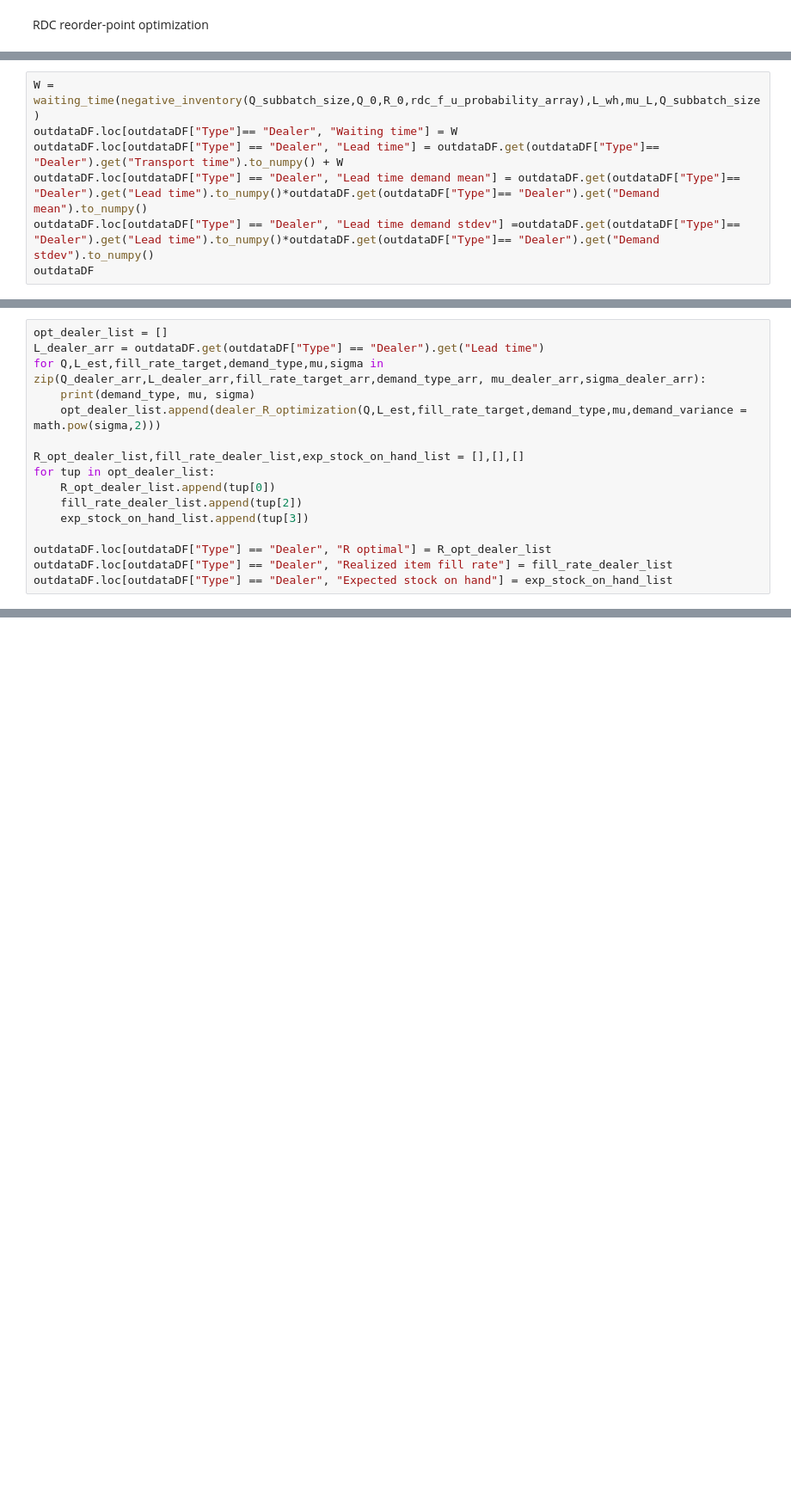
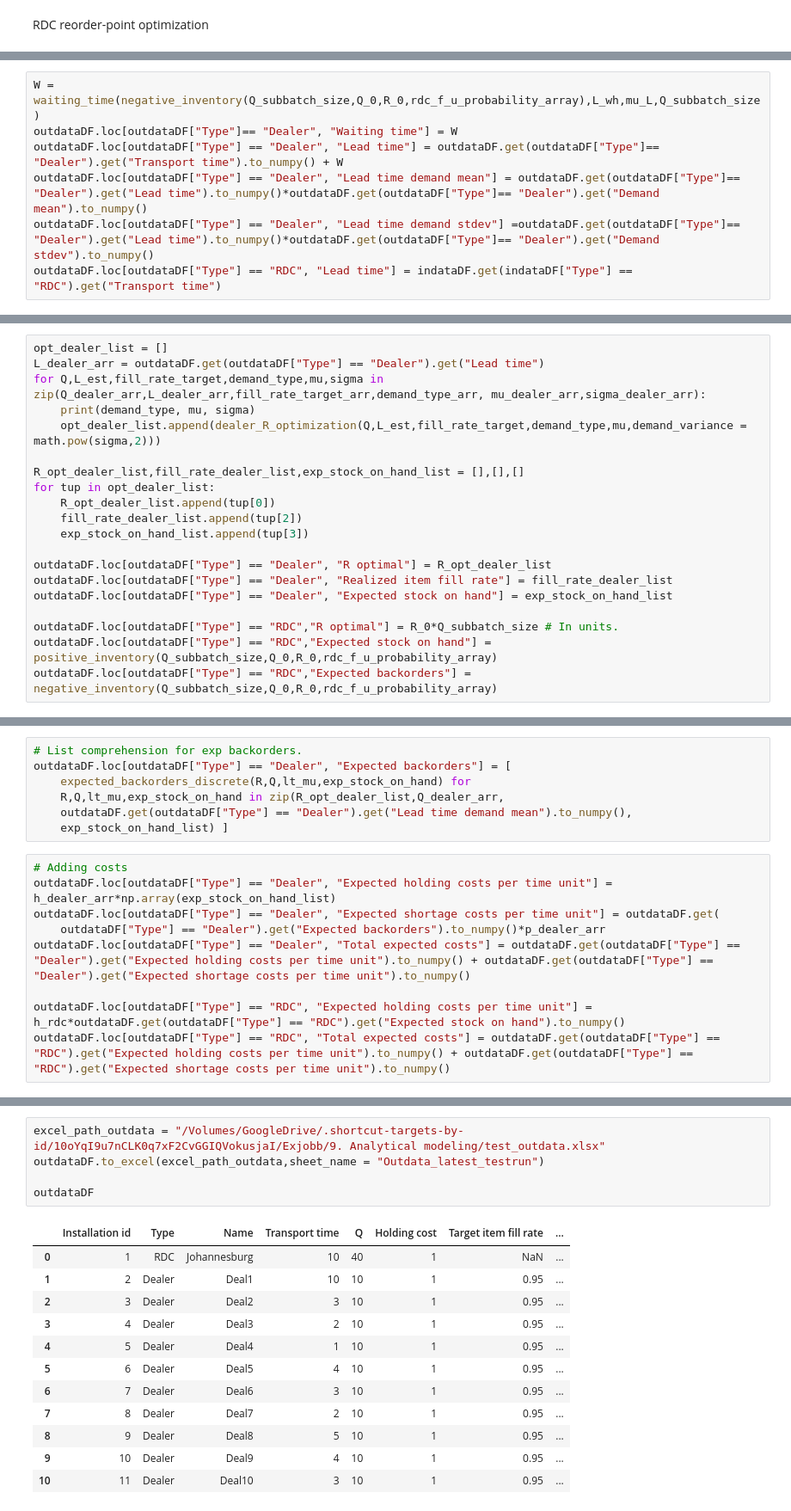
Before and after one commit to JBep/Master_thesis, a Jupyter notebook: reorder_point_optimization.ipynb, the cells around one changed output, grey strips where cells are left out. Shown at 86% size. Drawn from its saved outputs; the diff is of its cells as text; blank space fills up the shorter version.

```diff
--- a/reorder_point_optimization.ipynb
+++ b/reorder_point_optimization.ipynb
@@ -99,4 +128,4 @@ outdataDF.loc[outdataDF["Type"]== "Dealer", "Waiting time"] = W
 outdataDF.loc[outdataDF["Type"] == "Dealer", "Lead time"] = outdataDF.get(outdataDF["Type"]== "Dealer").get("Transport time").to_numpy() + W
 outdataDF.loc[outdataDF["Type"] == "Dealer", "Lead time demand mean"] = outdataDF.get(outdataDF["Type"]== "Dealer").get("Lead time").to_numpy()*outdataDF.get(outdataDF["Type"]== "Dealer").get("Demand mean").to_numpy()
 outdataDF.loc[outdataDF["Type"] == "Dealer", "Lead time demand stdev"] =outdataDF.get(outdataDF["Type"]== "Dealer").get("Lead time").to_numpy()*outdataDF.get(outdataDF["Type"]== "Dealer").get("Demand stdev").to_numpy()
-outdataDF
+outdataDF.loc[outdataDF["Type"] == "RDC", "Lead time"] = indataDF.get(indataDF["Type"] == "RDC").get("Transport time")
@@ -124,6 +145,10 @@ for tup in opt_dealer_list:
 outdataDF.loc[outdataDF["Type"] == "Dealer", "R optimal"] = R_opt_dealer_list
 outdataDF.loc[outdataDF["Type"] == "Dealer", "Realized item fill rate"] = fill_rate_dealer_list
 outdataDF.loc[outdataDF["Type"] == "Dealer", "Expected stock on hand"] = exp_stock_on_hand_list
+
+outdataDF.loc[outdataDF["Type"] == "RDC","R optimal"] = R_0*Q_subbatch_size # In units.
+outdataDF.loc[outdataDF["Type"] == "RDC","Expected stock on hand"] = positive_inventory(Q_subbatch_size,Q_0,R_0,rdc_f_u_probability_array)
+outdataDF.loc[outdataDF["Type"] == "RDC","Expected backorders"] = negative_inventory(Q_subbatch_size,Q_0,R_0,rdc_f_u_probability_array)
 # %% [output]
 NBD 1.0 1.1
 NBD 1.0 1.2
@@ -150,0 +163,16 @@ array([nan])
+# %%
+# List comprehension for exp backorders.
+outdataDF.loc[outdataDF["Type"] == "Dealer", "Expected backorders"] = [
+    expected_backorders_discrete(R,Q,lt_mu,exp_stock_on_hand) for
+    R,Q,lt_mu,exp_stock_on_hand in zip(R_opt_dealer_list,Q_dealer_arr,
+    outdataDF.get(outdataDF["Type"] == "Dealer").get("Lead time demand mean").to_numpy(),
+    exp_stock_on_hand_list) ]
+# %%
+# Adding costs
+outdataDF.loc[outdataDF["Type"] == "Dealer", "Expected holding costs per time unit"] = h_dealer_arr*np.array(exp_stock_on_hand_list)
+outdataDF.loc[outdataDF["Type"] == "Dealer", "Expected shortage costs per time unit"] = outdataDF.get(
+    outdataDF["Type"] == "Dealer").get("Expected backorders").to_numpy()*p_dealer_arr
+outdataDF.loc[outdataDF["Type"] == "Dealer", "Total expected costs"] = outdataDF.get(outdataDF["Type"] == "Dealer").get("Expected holding costs per time unit").to_numpy() + outdataDF.get(outdataDF["Type"] == "Dealer").get("Expected shortage costs per time unit").to_numpy()
+
+outdataDF.loc[outdataDF["Type"] == "RDC", "Expected holding costs per time unit"] = h_rdc*outdataDF.get(outdataDF["Type"] == "RDC").get("Expected stock on hand").to_numpy()
+outdataDF.loc[outdataDF["Type"] == "RDC", "Total expected costs"] = outdataDF.get(outdataDF["Type"] == "RDC").get("Expected holding costs per time unit").to_numpy() + outdataDF.get(outdataDF["Type"] == "RDC").get("Expected shortage costs per time unit").to_numpy()
@@ -150,0 +181,18 @@ array([nan])
+# %%
+excel_path_outdata = "/Volumes/GoogleDrive/.shortcut-targets-by-id/10oYqI9u7nCLK0q7xF2CvGGIQVokusjaI/Exjobb/9. Analytical modeling/test_outdata.xlsx"
+outdataDF.to_excel(excel_path_outdata,sheet_name = "Outdata_latest_testrun")
+
+outdataDF
+# %% [output]
+|  | Installation id | Type | Name | Transport time | Q | Holding cost | Target item fill rate | ... |
+| 0 | 1 | RDC | Johannesburg | 10 | 40 | 1 | NaN | ... |
+| 1 | 2 | Dealer | Deal1 | 10 | 10 | 1 | 0.95 | ... |
+| 2 | 3 | Dealer | Deal2 | 3 | 10 | 1 | 0.95 | ... |
+| 3 | 4 | Dealer | Deal3 | 2 | 10 | 1 | 0.95 | ... |
+| 4 | 5 | Dealer | Deal4 | 1 | 10 | 1 | 0.95 | ... |
+| 5 | 6 | Dealer | Deal5 | 4 | 10 | 1 | 0.95 | ... |
+| 6 | 7 | Dealer | Deal6 | 3 | 10 | 1 | 0.95 | ... |
+| 7 | 8 | Dealer | Deal7 | 2 | 10 | 1 | 0.95 | ... |
+| 8 | 9 | Dealer | Deal8 | 5 | 10 | 1 | 0.95 | ... |
+| 9 | 10 | Dealer | Deal9 | 4 | 10 | 1 | 0.95 | ... |
+| 10 | 11 | Dealer | Deal10 | 3 | 10 | 1 | 0.95 | ... |
```
Also changed, not shown: parts of 11 cells of this notebook, 6 other files.
